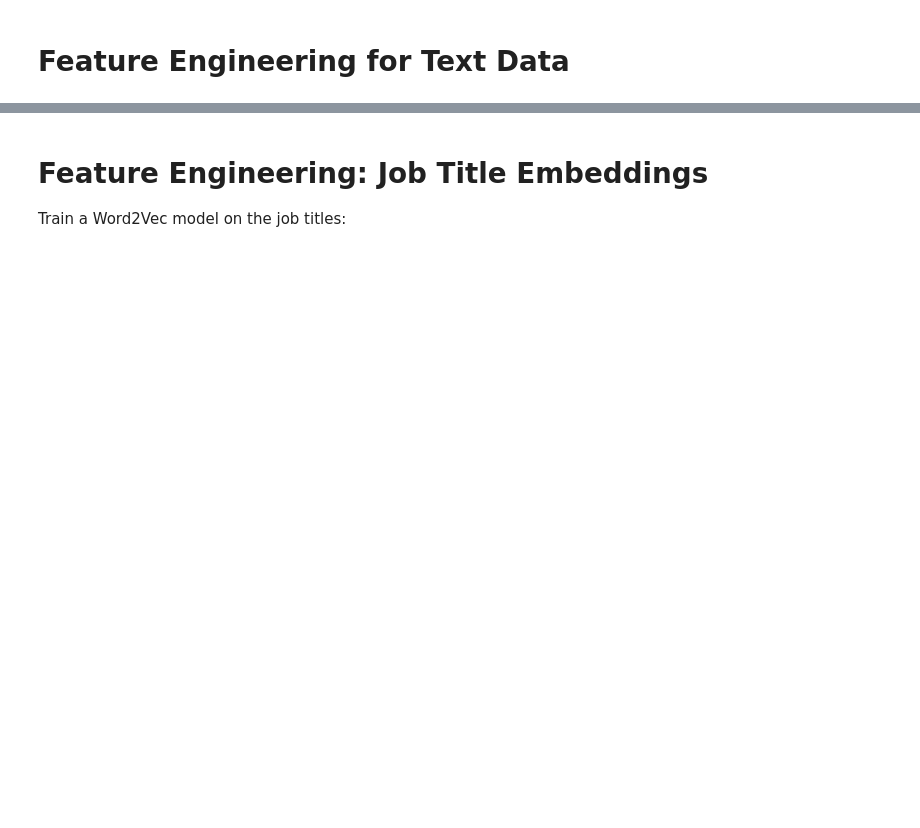
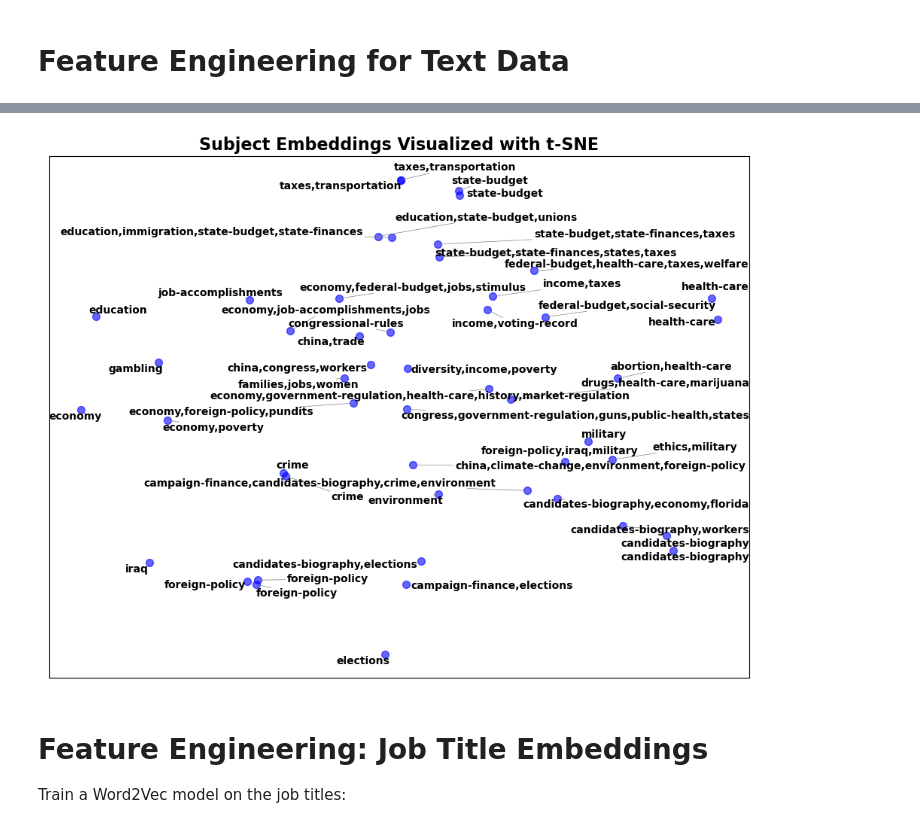
Before and after one commit to sigalgrabois/ADS_final_project, a Jupyter notebook: fake_news_detection_final.ipynb, the cells around one changed output, grey strips where cells are left out. Drawn from its saved outputs; the diff is of its cells as text; code cells hidden in the pictures; blank space fills up the shorter version.

```diff
--- a/fake_news_detection_final.ipynb
+++ b/fake_news_detection_final.ipynb
@@ -205 +267,14 @@ train_data[['subject', 'subject_embedding']]
 10238 rows × 2 columns
+# %%
+# Subject - word to vec embedding
+
+# Train a Word2Vec model on the processed subjects
+subject_model = Word2Vec(sentences=test_data['processed_subject'], vector_size=200, window=10, min_count=1, workers=4)
+
+
+# Apply the function to the 'processed_subject' column and save the embedding as a list
+vector_size = subject_model.vector_size
+test_data['subject_embedding'] = test_data['processed_subject'].apply(lambda x: get_average_word2vec(x, subject_model, vector_size).tolist())
+
+# Display the first few rows to verify the embeddings
+test_data[['subject', 'subject_embedding']]
@@ -244,3 +349,41 @@ plt.show()
+# %%
+import numpy as np
+import matplotlib.pyplot as plt
+from sklearn.manifold import TSNE
+from adjustText import adjust_text
+
+# Extract the embeddings and job titles after filtering
+embeddings_filtered = np.array(test_data['subject_embedding'].tolist())
+subjects_filtered = test_data['subject'].values  # Use 'subject' instead of embeddings for text
+
+# Reduce the dimensionality to 2D using t-SNE
+tsne = TSNE(n_components=2, random_state=0)
+embeddings_2d_tsne_filtered = tsne.fit_transform(embeddings_filtered)
+
+# Sample a subset of the data for clearer visualization
+subset_size = 50  # Reduce the subset size for clarity and performance
+indices = np.random.choice(range(len(embeddings_2d_tsne_filtered)), size=subset_size, replace=False)
+
+# Create a scatter plot of the embeddings
+plt.figure(figsize=(12, 9))  # Reduce figure size
+plt.scatter(embeddings_2d_tsne_filtered[indices, 0], embeddings_2d_tsne_filtered[indices, 1], c='blue', s=50, alpha=0.6)
+
+# Annotate the points with job titles for the subset
+texts = []
+for i in indices:
+    texts.append(plt.text(embeddings_2d_tsne_filtered[i, 0], embeddings_2d_tsne_filtered[i, 1], subjects_filtered[i],
+                          fontsize=10, ha='center', fontweight='bold'))
+
+# Use adjustText to minimize overlap
+adjust_text(texts, arrowprops=dict(arrowstyle='-', color='gray', lw=0.5))
+
+# Set title and axis labels
+plt.title('Subject Embeddings Visualized with t-SNE', fontsize=16, fontweight='bold')
+plt.xticks([])
+plt.yticks([])
+plt.show()
+# %% [output]
+[figure, added]
 # %%
 # speaker - dont use it and use counts of the speaker labels
 # %% [markdown]
```
Also changed, not shown: parts of 37 cells of this notebook.
